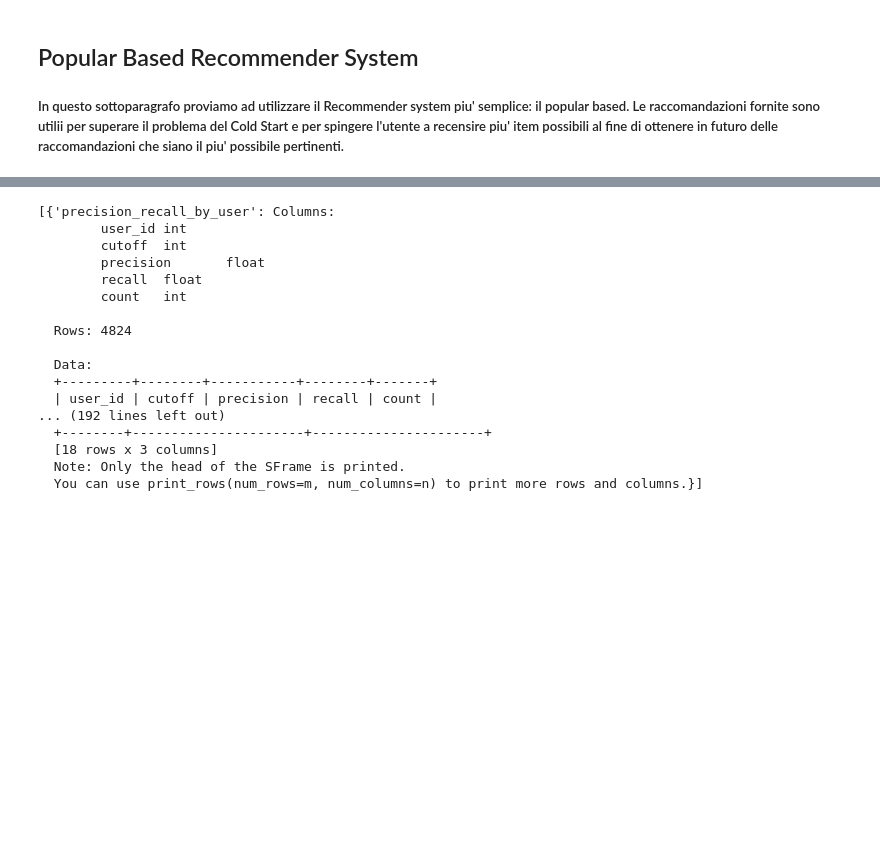
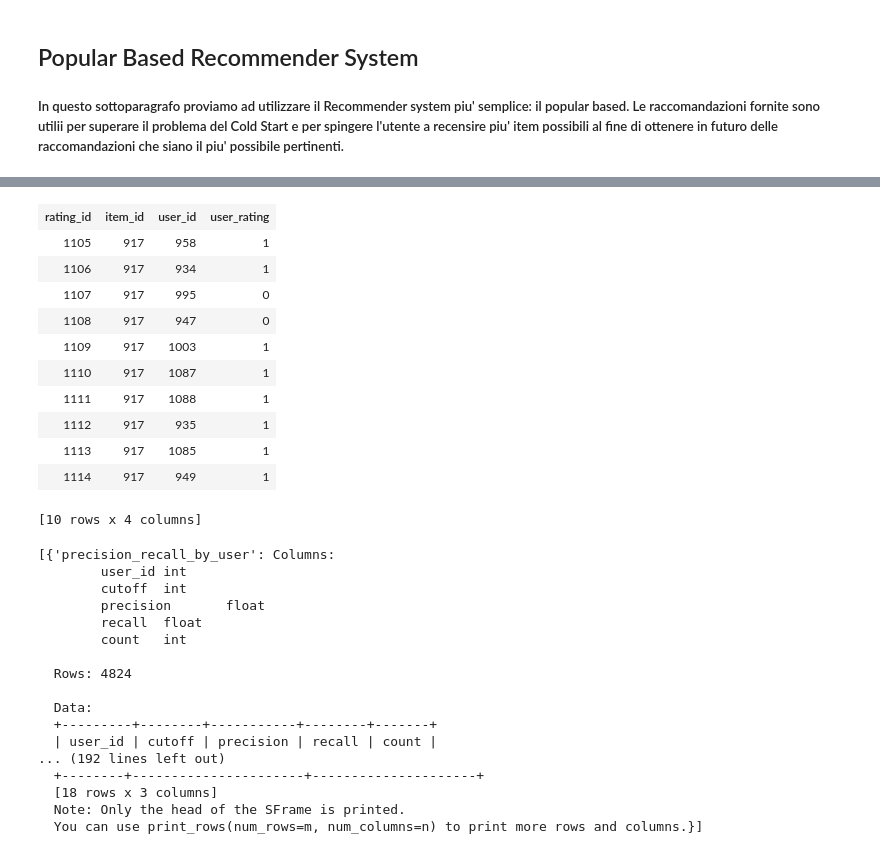
Before and after one commit to samuel-esp/Italian-National-Parks-Recommender-System, a Jupyter notebook: DatasetLazio/RecommenderModels.ipynb, the cells around one changed output, grey strips where cells are left out. Cells and saved outputs as stored; diff of their text form; code cells hidden in the pictures; blank space fills up the shorter version.

Commit message:
precision and recall added

```diff
--- a/DatasetLazio/RecommenderModels.ipynb
+++ b/DatasetLazio/RecommenderModels.ipynb
@@ -227,0 +230,34 @@ recommendations finished on 5000/5385 queries. users per second: 466157
+# %%
+def binary_ratings(rating):
+    if (rating<=3):
+        return 0
+    elif (rating>=4):
+        return 1
+# %%
+pr = tc.SFrame.read_csv('italyRatings.csv', verbose = False)
+pr.head()
+ratings = pr.apply(lambda x: binary_ratings(x['user_rating'])) #trasformo i rating in binary
+pr = pr.add_column(ratings, 'ratings')
+pr.head()
+pr = pr.remove_column('user_rating') #remove the db id
+pr = pr.rename({'ratings': 'user_rating'})
+pr = pr.rename({'trail_id': 'item_id'})
+
+
+
+pr_train, pr_test = tc.recommender.util.random_split_by_user(pr, user_id = "user_id",item_id = "item_id")
+
+pr_train.head()
+# %% [output]
+| rating_id | item_id | user_id | user_rating |
+| 1105 | 917 | 958 | 1 |
+| 1106 | 917 | 934 | 1 |
+| 1107 | 917 | 995 | 0 |
+| 1108 | 917 | 947 | 0 |
+| 1109 | 917 | 1003 | 1 |
+| 1110 | 917 | 1087 | 1 |
+| 1111 | 917 | 1088 | 1 |
+| 1112 | 917 | 935 | 1 |
+| 1113 | 917 | 1085 | 1 |
+| 1114 | 917 | 949 | 1 |
+[10 rows x 4 columns]
@@ -228,5 +287,5 @@ recommendations finished on 5000/5385 queries. users per second: 466157
 # %%
-tc.recommender.util.compare_models(test, [content_based_model, matrix_factorization_model, user_based_cf_model, item_based_cf_model], ["content_based_model", "matrix_factorization_model", "user_based_cf_model", "item_based_cf_model"], user_sample = 1 , metric='precision_recall', verbose = False)
+tc.recommender.util.compare_models(pr_test, [content_based_model, matrix_factorization_model, user_based_cf_model, item_based_cf_model], ["content_based_model", "matrix_factorization_model", "user_based_cf_model", "item_based_cf_model"], user_sample = 1 , metric='precision_recall', verbose = False)
 # %% [output]
 [{'precision_recall_by_user': Columns:
         user_id int
@@ -241,7 +300,7 @@ tc.recommender.util.compare_models(test, [content_based_model, matrix_factorizat
   +---------+--------+-----------+--------+-------+
   | user_id | cutoff | precision | recall | count |
 ... (192 lines left out)
-  +--------+----------------------+----------------------+
+  +--------+----------------------+---------------------+
   [18 rows x 3 columns]
   Note: Only the head of the SFrame is printed.
   You can use print_rows(num_rows=m, num_columns=n) to print more rows and columns.}]
```
Also changed, not shown: parts of 14 cells of this notebook.
